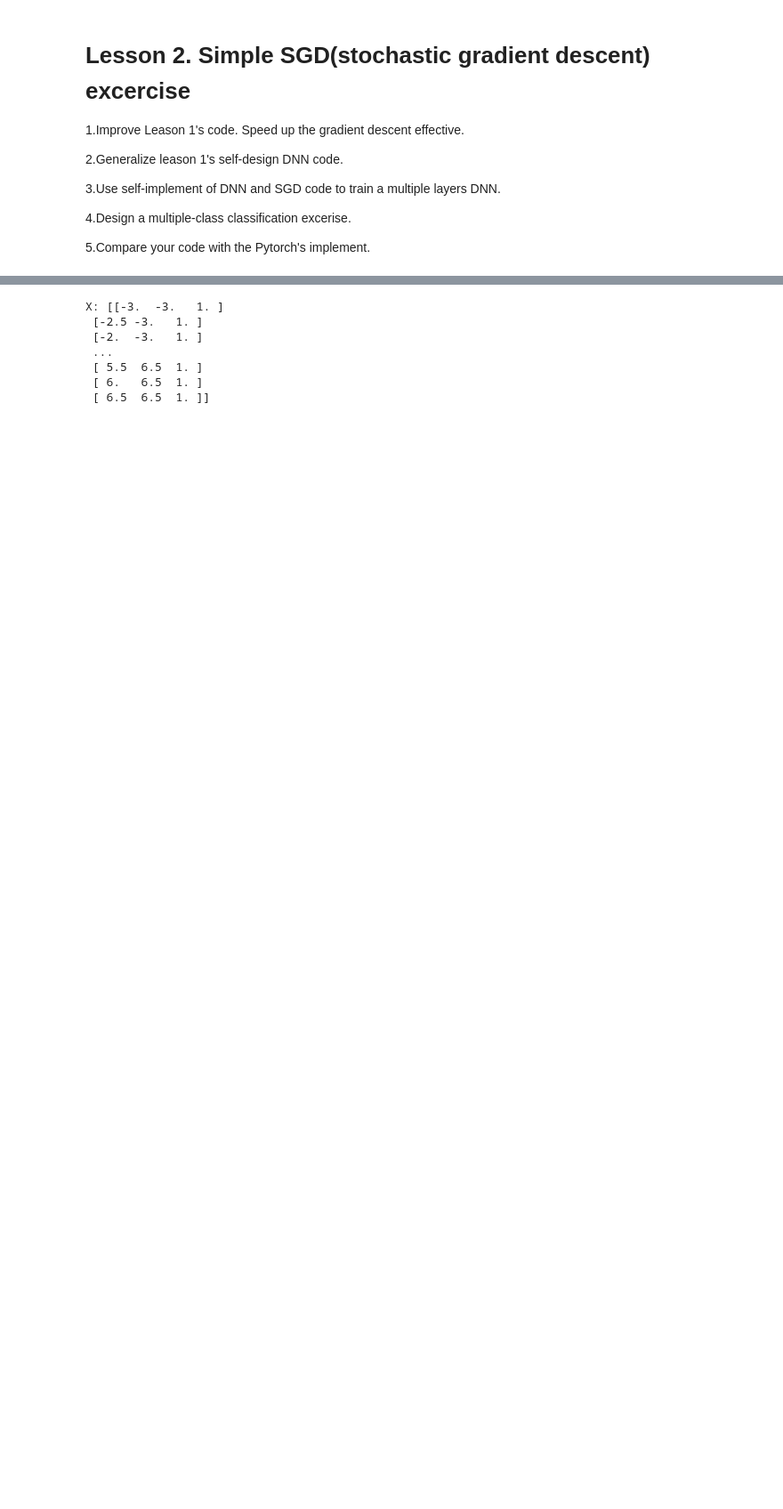
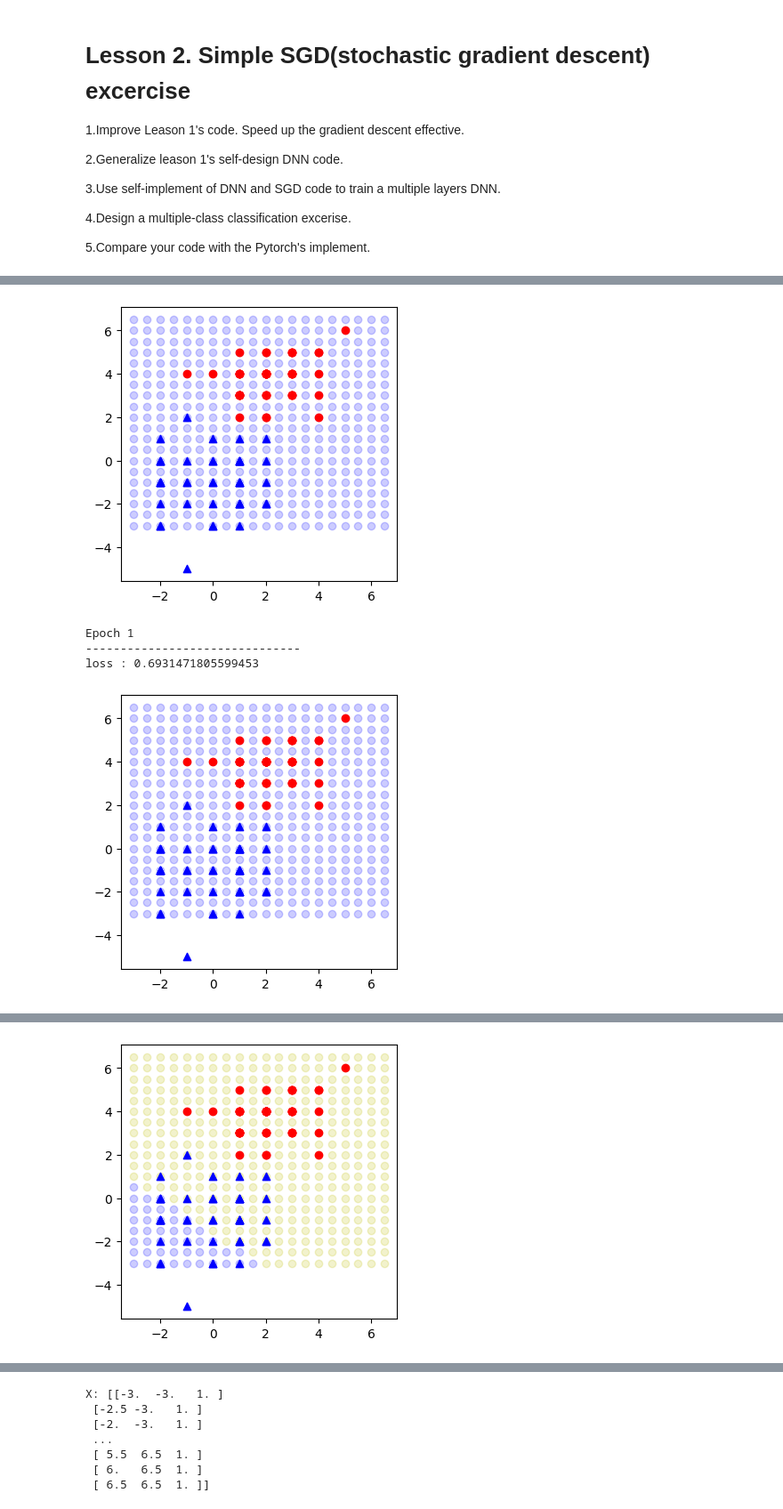
Before and after one commit to Lyshen/PiggyToy, a Jupyter notebook: Lesson02_SGD_practice.ipynb, the cells around one changed output, grey strips where cells are left out. Shown at 89% size. Drawn from its saved outputs; the diff is of its cells as text; code cells hidden in the pictures; blank space fills up the shorter version.

```diff
--- a/Lesson02_SGD_practice.ipynb
+++ b/Lesson02_SGD_practice.ipynb
@@ -173,0 +179,56 @@ class SimpleDNN:
+# %%
+def draw_neuron_boundary(neuron, features, labels, markers, colors, grid_step=0.5):
+    xx, yy = np.meshgrid(np.arange(-3, 7, grid_step), np.arange(-3, 7, grid_step))
+    grid_points = np.c_[xx.ravel(), yy.ravel()]
+
+    predict = neuron.predict(grid_points)
+    positive_index = grid_points[np.where(predict[:, 0] > 0.5)]
+    negative_index = grid_points[np.where(predict[:, 0] <= 0.5)]
+
+    plt.figure(figsize=(4, 4))
+    plt.scatter(positive_index[:, 0], positive_index[:, 1], c='y', alpha=0.2)
+    plt.scatter(negative_index[:, 0], negative_index[:, 1], c='b', alpha=0.2)
+
+    for i in range(2):
+        x = features[np.where(labels[:, i] == 1), 0]
+        y = features[np.where(labels[:, i] == 1), 1]
+        plt.scatter(x, y, marker=markers[i], c=colors[i])
+
+    plt.show()
+# %%
+demo_neuron = SimpleDNN(2, 2)
+loss = Cross_Entropy_Loss()
+
+draw_neuron_boundary(demo_neuron, train_features, train_labels, markers, colors)
+
+epochs = 50
+m = train_labels.shape[0]
+for t in range(epochs):
+    print(f"Epoch {t+1}\n-------------------------------")
+
+    for iter_id in range(m):
+        X = train_features[iter_id, :]
+        Y = train_labels[iter_id, :]
+        X = X.reshape((1, X.shape[0]))
+        Y = Y.reshape((1, Y.shape[0]))
+
+        #print(' iter X.shape:', X.shape)
+        #print(' iter Y.shape:', Y.shape)
+
+        Z = demo_neuron.forward(X)
+        predicts, l = loss.forward(Z, Y)
+
+        dL_by_dZ = loss.backward(Y)
+        dL_by_dW = demo_neuron.backward(dL_by_dZ)
+
+        demo_neuron.update_weights(learning_rate = 0.1)
+
+        if iter_id % (m-1) == 0:
+            print('loss :', l)
+            draw_neuron_boundary(demo_neuron, train_features, train_labels, markers, colors)
+# %% [output]
+[figure, added]
+Epoch 1
+-------------------------------
+loss : 0.6931471805599453
+[figure, added]
@@ -173,0 +236 @@ class SimpleDNN:
+[figure, added]
```
Also changed, not shown: parts of 5 cells of this notebook.
